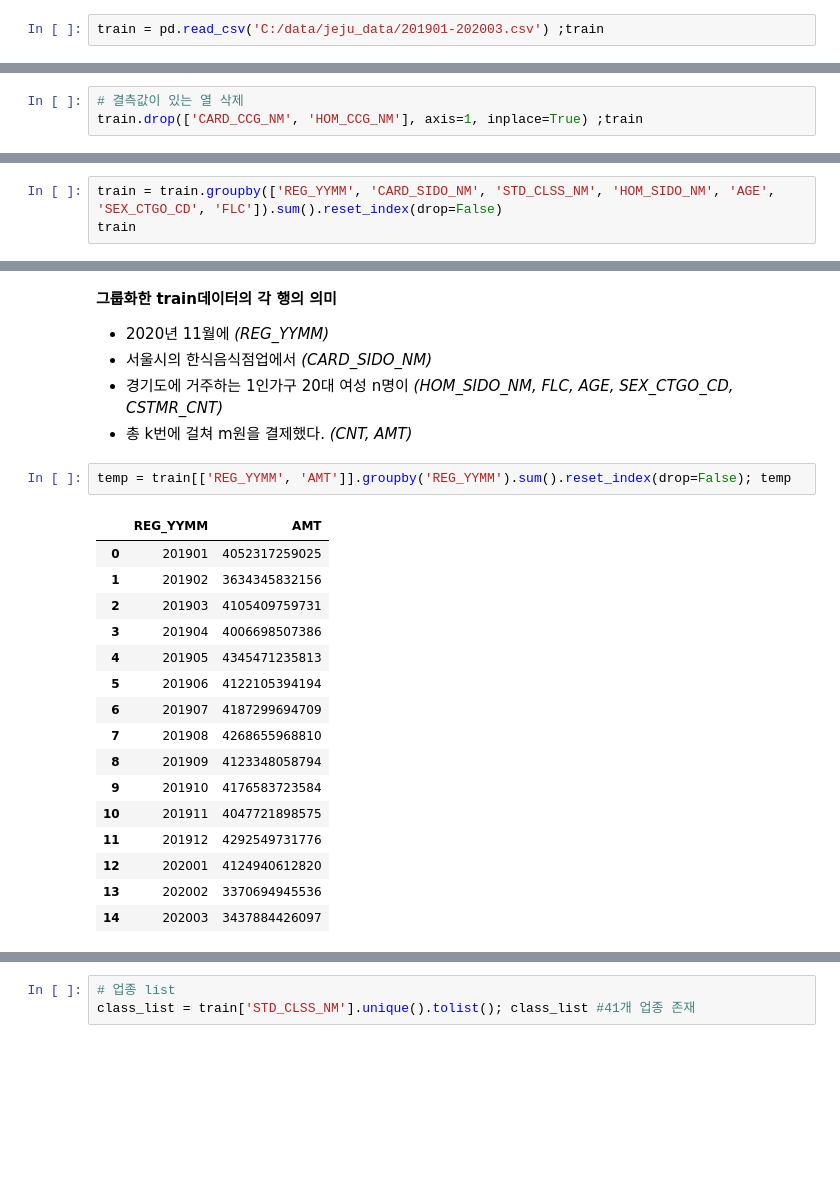
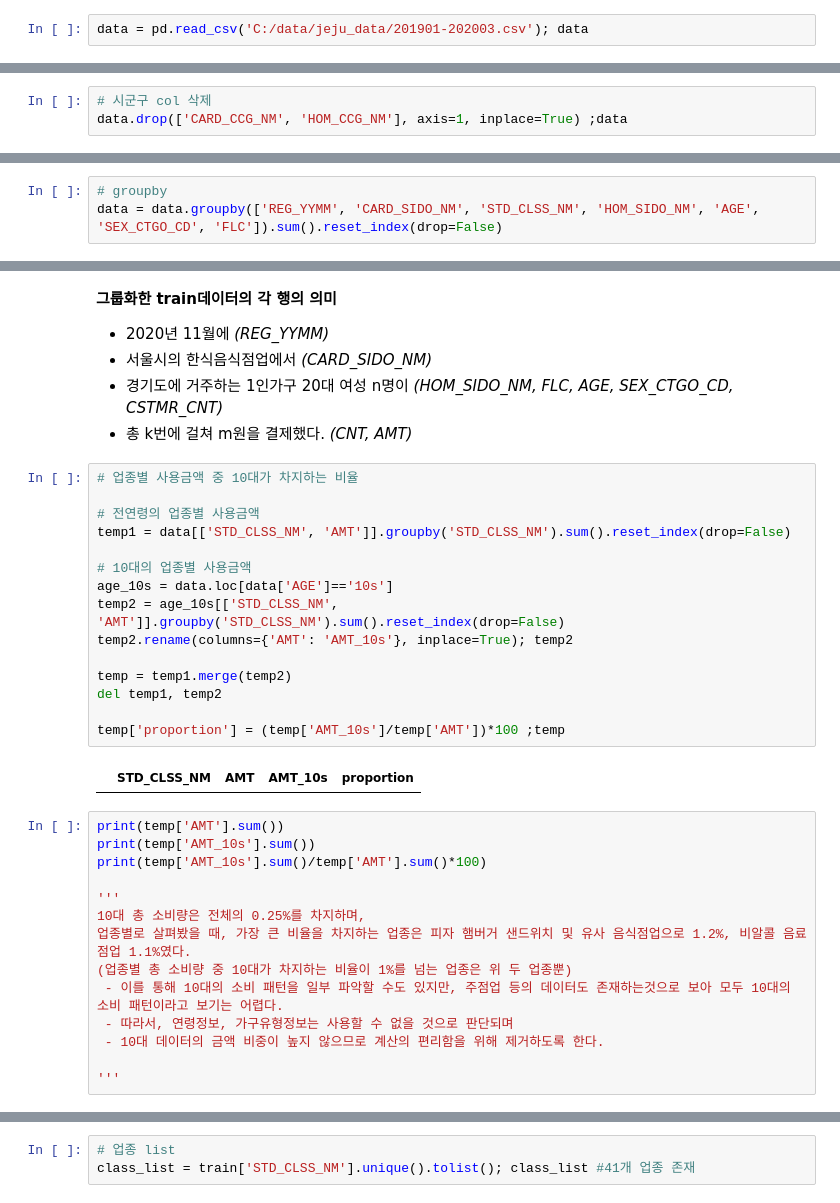
Before and after one commit to reeesource/Data_Analytics_Projects-, a Jupyter notebook: credit card prediction/카드 사용량 예측 경진대회.ipynb, the cells around one changed output, grey strips where cells are left out. Cells and saved outputs as stored; diff of their text form; blank space fills up the shorter version.

```diff
--- a/credit card prediction/카드 사용량 예측 경진대회.ipynb
+++ b/credit card prediction/카드 사용량 예측 경진대회.ipynb
@@ -11,5 +30,5 @@ import seaborn as sns
 # %%
-train = pd.read_csv('C:/data/jeju_data/201901-202003.csv') ;train
+data = pd.read_csv('C:/data/jeju_data/201901-202003.csv'); data
 # %% [output]
 |  | REG_YYMM | CARD_SIDO_NM | CARD_CCG_NM | STD_CLSS_NM | HOM_SIDO_NM | HOM_CCG_NM | AGE | SEX_CTGO_CD | ... |
 | 0 | 201901 | 강원 | 강릉시 | 건강보조식품 소매업 | 강원 | 강릉시 | 20s | 1 | ... |
@@ -80,6 +60,6 @@ print(' ''HOM_CCG_NM''의 결측 비율: {:.3f}%'.format((train.isnull().sum()['
 # %%
-# 결측값이 있는 열 삭제
-train.drop(['CARD_CCG_NM', 'HOM_CCG_NM'], axis=1, inplace=True) ;train
+# 시군구 col 삭제
+data.drop(['CARD_CCG_NM', 'HOM_CCG_NM'], axis=1, inplace=True) ;data
 # %% [output]
 |  | REG_YYMM | CARD_SIDO_NM | STD_CLSS_NM | HOM_SIDO_NM | AGE | SEX_CTGO_CD | FLC | CSTMR_CNT | AMT | ... |
 | 0 | 201901 | 강원 | 건강보조식품 소매업 | 강원 | 20s | 1 | 1 | 4 | 311200 | ... |
@@ -95,5 +75,5 @@ train.drop(['CARD_CCG_NM', 'HOM_CCG_NM'], axis=1, inplace=True) ;train
 | 24697791 | 202003 | 충북 | 휴양콘도 운영업 | 충북 | 60s | 1 | 5 | 3 | 194000 | ... |
 24697792 rows × 10 columns
 # %%
-train = train.groupby(['REG_YYMM', 'CARD_SIDO_NM', 'STD_CLSS_NM', 'HOM_SIDO_NM', 'AGE', 'SEX_CTGO_CD', 'FLC']).sum().reset_index(drop=False)
-train
+# groupby
+data = data.groupby(['REG_YYMM', 'CARD_SIDO_NM', 'STD_CLSS_NM', 'HOM_SIDO_NM', 'AGE', 'SEX_CTGO_CD', 'FLC']).sum().reset_index(drop=False)
@@ -117,22 +99,34 @@ train
  - 서울시의 한식음식점업에서 *(CARD_SIDO_NM)*
  - 경기도에 거주하는 1인가구 20대 여성 n명이 *(HOM_SIDO_NM, FLC, AGE, SEX_CTGO_CD, CSTMR_CNT)*
  - 총 k번에 걸쳐 m원을 결제했다. *(CNT, AMT)*
-# %%
-temp = train[['REG_YYMM', 'AMT']].groupby('REG_YYMM').sum().reset_index(drop=False); temp
-# %% [output]
-|  | REG_YYMM | AMT |
-| 0 | 201901 | 4052317259025 |
-| 1 | 201902 | 3634345832156 |
-| 2 | 201903 | 4105409759731 |
-| 3 | 201904 | 4006698507386 |
-| 4 | 201905 | 4345471235813 |
-| 5 | 201906 | 4122105394194 |
-| 6 | 201907 | 4187299694709 |
-| 7 | 201908 | 4268655968810 |
-| 8 | 201909 | 4123348058794 |
-| 9 | 201910 | 4176583723584 |
-| 10 | 201911 | 4047721898575 |
-| 11 | 201912 | 4292549731776 |
-| 12 | 202001 | 4124940612820 |
-| 13 | 202002 | 3370694945536 |
-| 14 | 202003 | 3437884426097 |
+# %%
+# 업종별 사용금액 중 10대가 차지하는 비율
+
+# 전연령의 업종별 사용금액
+temp1 = data[['STD_CLSS_NM', 'AMT']].groupby('STD_CLSS_NM').sum().reset_index(drop=False)
+
+# 10대의 업종별 사용금액
+age_10s = data.loc[data['AGE']=='10s']
+temp2 = age_10s[['STD_CLSS_NM', 'AMT']].groupby('STD_CLSS_NM').sum().reset_index(drop=False)
+temp2.rename(columns={'AMT': 'AMT_10s'}, inplace=True); temp2
+
+temp = temp1.merge(temp2)
+del temp1, temp2
+
+temp['proportion'] = (temp['AMT_10s']/temp['AMT'])*100 ;temp
+# %% [output]
+|  | STD_CLSS_NM | AMT | AMT_10s | proportion |
+# %%
+print(temp['AMT'].sum())
+print(temp['AMT_10s'].sum())
+print(temp['AMT_10s'].sum()/temp['AMT'].sum()*100)
+
+'''
+10대 총 소비량은 전체의 0.25%를 차지하며,
+업종별로 살펴봤을 때, 가장 큰 비율을 차지하는 업종은 피자 햄버거 샌드위치 및 유사 음식점업으로 1.2%, 비알콜 음료점업 1.1%였다.
+(업종별 총 소비량 중 10대가 차지하는 비율이 1%를 넘는 업종은 위 두 업종뿐)
+ - 이를 통해 10대의 소비 패턴을 일부 파악할 수도 있지만, 주점업 등의 데이터도 존재하는것으로 보아 모두 10대의 소비 패턴이라고 보기는 어렵다.
+ - 따라서, 연령정보, 가구유형정보는 사용할 수 없을 것으로 판단되며
+ - 10대 데이터의 금액 비중이 높지 않으므로 계산의 편리함을 위해 제거하도록 한다.
+
+'''
```
Also changed, not shown: parts of 52 cells of this notebook.
